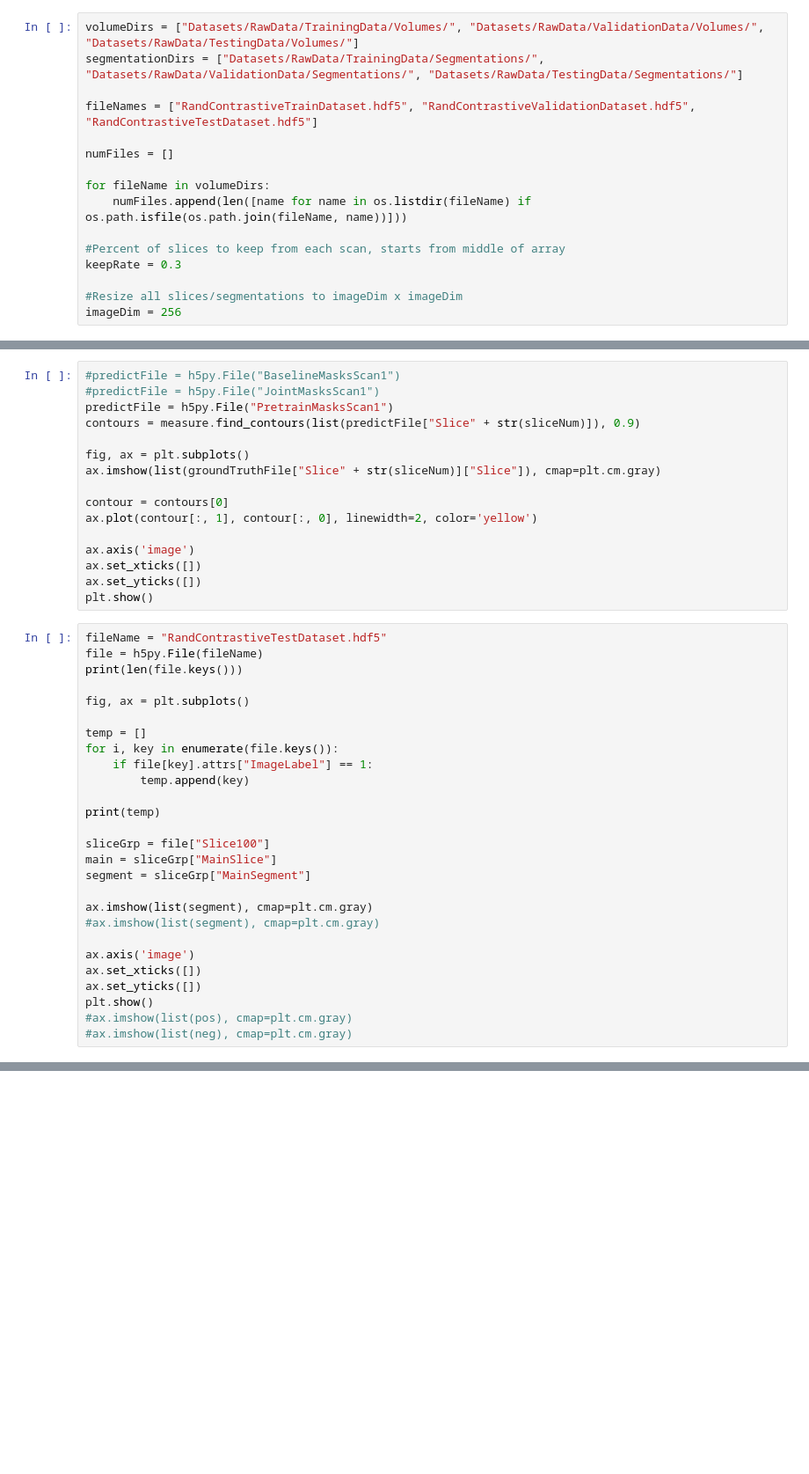
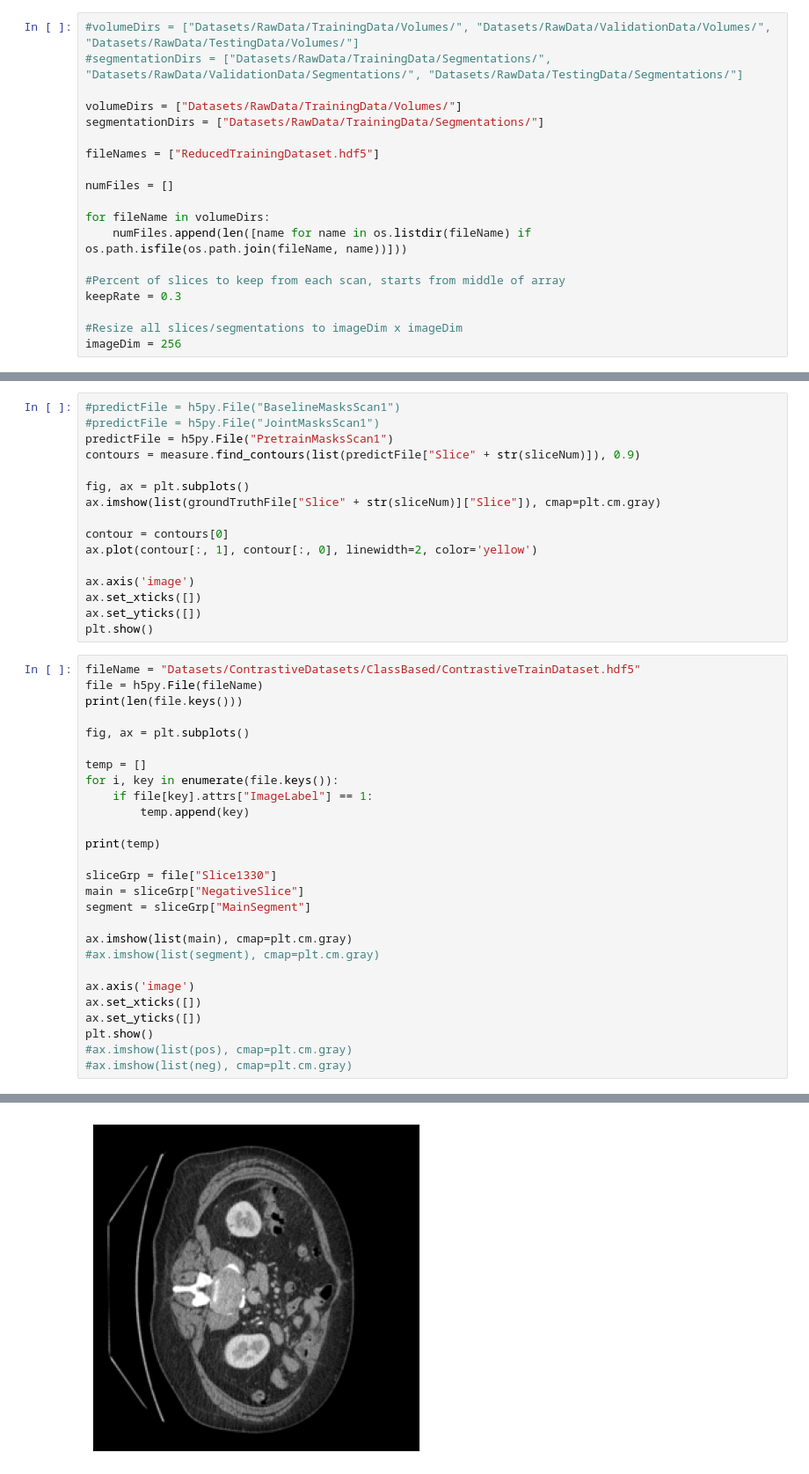
Before and after one commit to AaronMoseley/CTLiverSegmentation, a Jupyter notebook: H5FileGenerator.ipynb, the cells around one changed output, grey strips where cells are left out. Shown: that part at 88% size. Cells and saved outputs as stored; diff of their text form; blank space fills up the shorter version.

```diff
--- a/H5FileGenerator.ipynb
+++ b/H5FileGenerator.ipynb
@@ -10,10 +10,13 @@ import matplotlib.pyplot as plt
 import random
 from tqdm import tqdm
 # %%
-volumeDirs = ["Datasets/RawData/TrainingData/Volumes/", "Datasets/RawData/ValidationData/Volumes/", "Datasets/RawData/TestingData/Volumes/"]
-segmentationDirs = ["Datasets/RawData/TrainingData/Segmentations/", "Datasets/RawData/ValidationData/Segmentations/", "Datasets/RawData/TestingData/Segmentations/"]
+#volumeDirs = ["Datasets/RawData/TrainingData/Volumes/", "Datasets/RawData/ValidationData/Volumes/", "Datasets/RawData/TestingData/Volumes/"]
+#segmentationDirs = ["Datasets/RawData/TrainingData/Segmentations/", "Datasets/RawData/ValidationData/Segmentations/", "Datasets/RawData/TestingData/Segmentations/"]
 
-fileNames = ["RandContrastiveTrainDataset.hdf5", "RandContrastiveValidationDataset.hdf5", "RandContrastiveTestDataset.hdf5"]
+volumeDirs = ["Datasets/RawData/TrainingData/Volumes/"]
+segmentationDirs = ["Datasets/RawData/TrainingData/Segmentations/"]
+
+fileNames = ["ReducedTrainingDataset.hdf5"]
 
 numFiles = []
 
@@ -313,7 +318,7 @@ ax.set_xticks([])
 ax.set_yticks([])
 plt.show()
 # %%
-fileName = "RandContrastiveTestDataset.hdf5"
+fileName = "Datasets/ContrastiveDatasets/ClassBased/ContrastiveTrainDataset.hdf5"
 file = h5py.File(fileName)
 print(len(file.keys()))
 
@@ -326,11 +331,11 @@ for i, key in enumerate(file.keys()):
 
 print(temp)
 
-sliceGrp = file["Slice100"]
-main = sliceGrp["MainSlice"]
+sliceGrp = file["Slice1330"]
+main = sliceGrp["NegativeSlice"]
 segment = sliceGrp["MainSegment"]
 
-ax.imshow(list(segment), cmap=plt.cm.gray)
+ax.imshow(list(main), cmap=plt.cm.gray)
 #ax.imshow(list(segment), cmap=plt.cm.gray)
 
 ax.axis('image')
@@ -339,3 +344,4 @@ ax.set_yticks([])
 plt.show()
 #ax.imshow(list(pos), cmap=plt.cm.gray)
 #ax.imshow(list(neg), cmap=plt.cm.gray)
+# %% [output]
@@ -341,0 +350 @@ plt.show()
+[figure, added]
```
Also changed, not shown: parts of 2 cells of this notebook, 6 other files.
